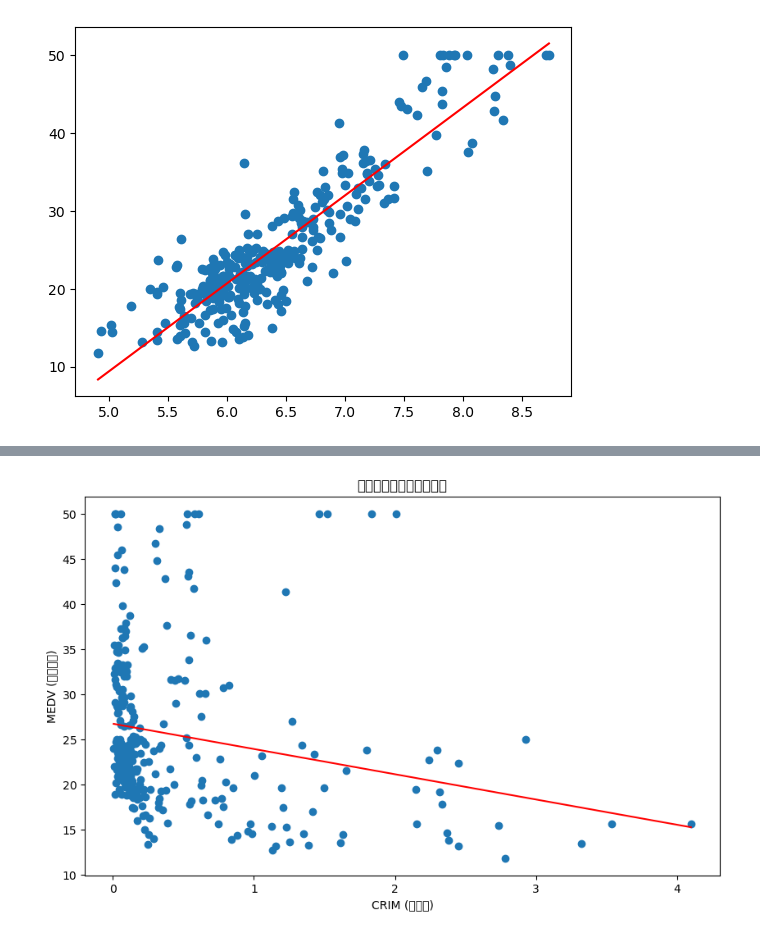
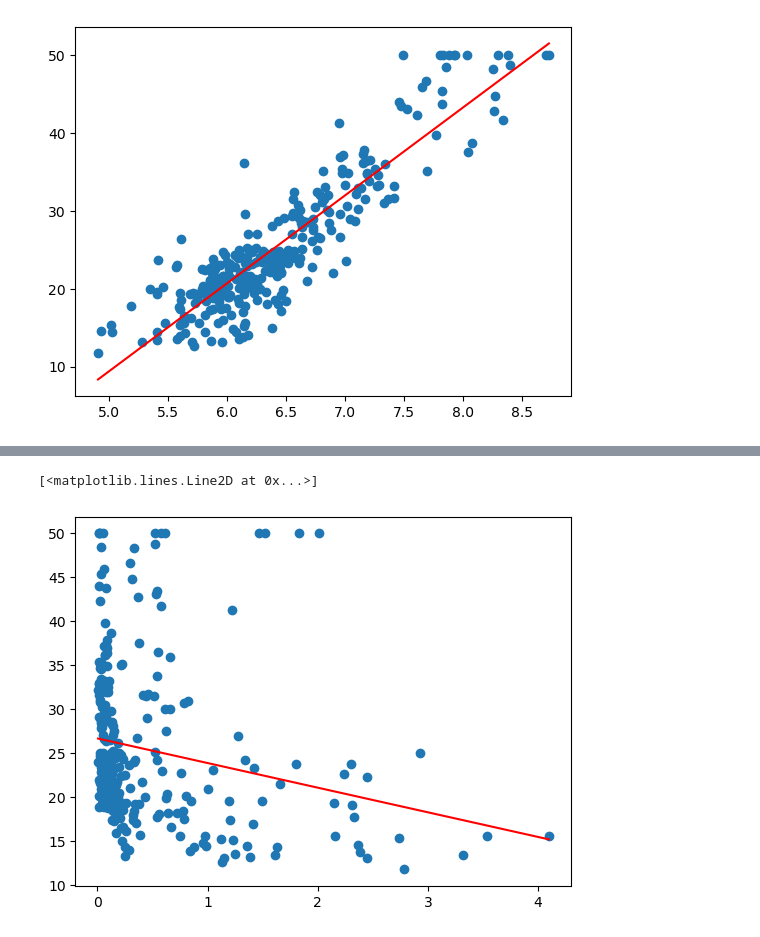
Before and after one commit to Yuji181181/ML_learning, a Jupyter notebook: CS3-final/7/cs3-07-assign2.ipynb, the cells around one changed output, grey strips where cells are left out. Drawn from its saved outputs; the diff is of its cells as text; code cells hidden in the pictures.

```diff
--- a/CS3-final/7/cs3-07-assign2.ipynb
+++ b/CS3-final/7/cs3-07-assign2.ipynb
@@ -101,41 +101,32 @@ plt.plot(x_min_max,y_min_max, color="red")
 [<matplotlib.lines.Line2D at 0x...>]
 [figure]
 # %%
-CRIM = df[["CRIM"]]  # 説明変数 x を CRIM に変更
-MEDV = df["MEDV"]    # 目的変数 y
+CRIM = df[["CRIM"]]
+MEDV = df["MEDV"]
 
-# 単回帰分析
 X_C = sm.add_constant(CRIM)
 model = sm.OLS(MEDV, X_C)
 result = model.fit()
 print(result.summary())
 
-# 回帰係数とR²値の確認
 print(result.rsquared)
 print(result.params)
 
-# 特定の値での予測
 a0 = result.params["const"]
 a1 = result.params["CRIM"]
 
-x_test = 0.5  # CRIMが0.5の場合の予測
+x_test = 0.5
 y_test = a0 + a1 * x_test
 print(y_test)
 
-# 散布図と回帰直線のプロット
 x_min = CRIM["CRIM"].min()
 x_max = CRIM["CRIM"].max()
 
 x_min_max = np.array([x_min, x_max])
 y_min_max = a0 + a1 * x_min_max
 
-plt.figure(figsize=(10, 6))
 plt.scatter(CRIM, MEDV)
 plt.plot(x_min_max, y_min_max, color="red")
-plt.xlabel('CRIM (犯罪率)')
-plt.ylabel('MEDV (住宅価格)')
-plt.title('犯罪率と住宅価格の関係')
-plt.show()
 # %% [output]
                             OLS Regression Results
 ==============================================================================
@@ -157,2 +148,3 @@ dtype: float64
+[<matplotlib.lines.Line2D at 0x...>]
-[figure, old version]
+[figure, new version]
 # %%
```
Also changed, not shown: parts of 4 cells of this notebook, 3 other files.
